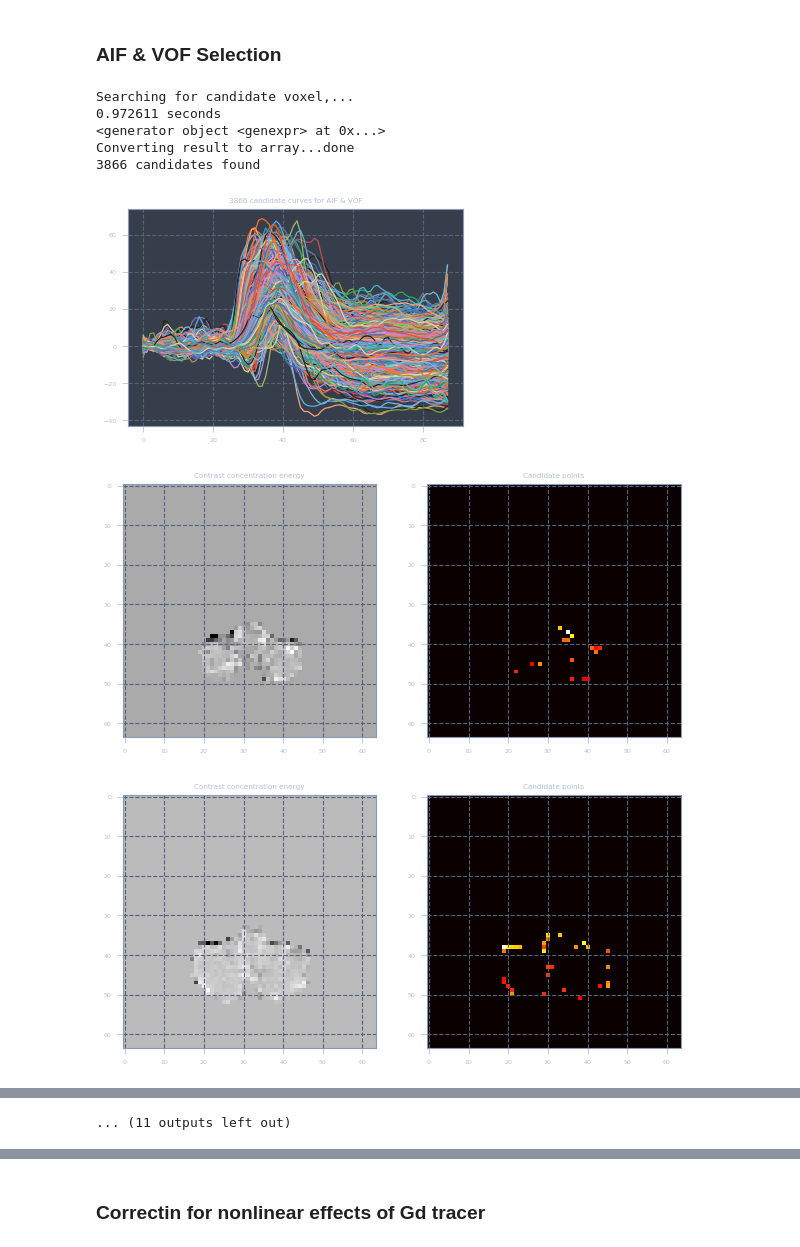
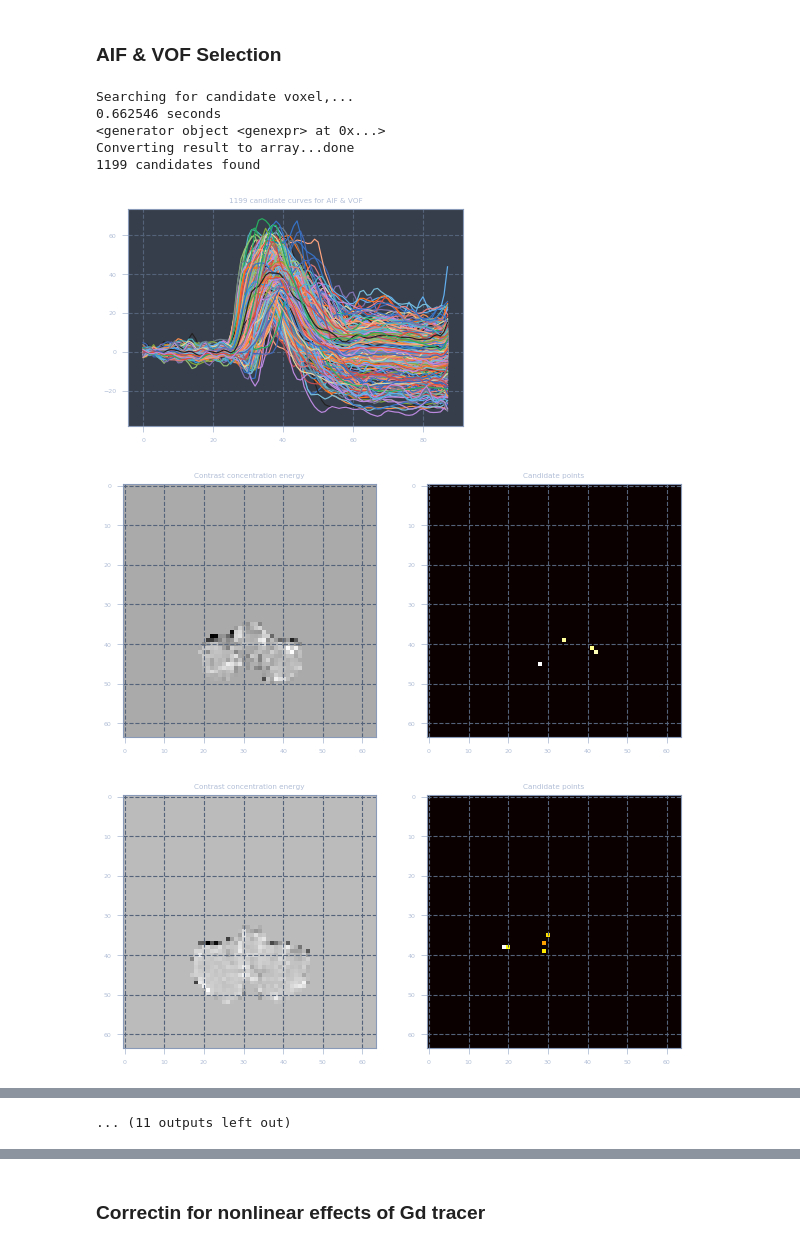
Before and after one commit to Yupeii/PWI, a Jupyter notebook: pwi.ipynb, the cells around one changed output, grey strips where cells are left out. Cells and saved outputs as stored; diff of their text form; code cells hidden in the pictures.

```diff
--- a/pwi.ipynb
+++ b/pwi.ipynb
@@ -229,7 +229,7 @@ tchanges = multi_proc(total_change, args, 10)
 
 print(lambda x: x!=0 for x in tchanges)
 print("Converting result to array...", end="")
-tchanges = np.array(tchanges).reshape(nz,nx,ny).astype(np.int16)
+tchanges = np.array(tchanges).reshape(nz,nx,ny)#.astype(np.int16)
 print("done")
 
 th1 = np.max(tchanges)*0.1
@@ -239,35 +239,35 @@ sigs, locs = zip(*sigs)
 
 print(len(sigs), "candidates found")
 
 plot_path = output_dir+'/plots/'
 if not os.path.exists(plot_path):
     os.mkdir(plot_path)
 for x in sigs:
     plt.plot(x)
 plt.title(str(len(sigs))+" candidate curves for AIF & VOF")
 # plt.savefig(plot_path+str(len(sigs))+"_candidates.png")
 plt.show()
 plt.close()
 
 
 #-------------------------- check candidate voxels' location -------------------------#
 
 for n in range(nz):
     fig, ax = plt.subplots(1,2, figsize=(10,5))
     plt.title("Slice "+str(n+1))
     ax[0].set_title('Contrast concentration energy')
     ax[1].set_title('Candidate points')
     ax[0].imshow((np.sum(C, axis=0)*mask[0])[n,:,:], cmap='gray')
     ax[1].imshow(tchanges[n,:,:], cmap='hot')
 #     plt.savefig(plot_path+"vess_"+str(n+1)+".png")
     plt.show()
     plt.close()
 # %% [output]
 Searching for candidate voxel,...
-0.972611 seconds
+0.662546 seconds
 <generator object <genexpr> at 0x...>
 Converting result to array...done
-3866 candidates found
+1199 candidates found
-[figure, old version]
+[figure, new version]
-[figure, old version]
+[figure, new version]
-[figure, old version]
+[figure, new version]
```
Also changed, not shown: parts of 6 cells of this notebook, 1 other file.
